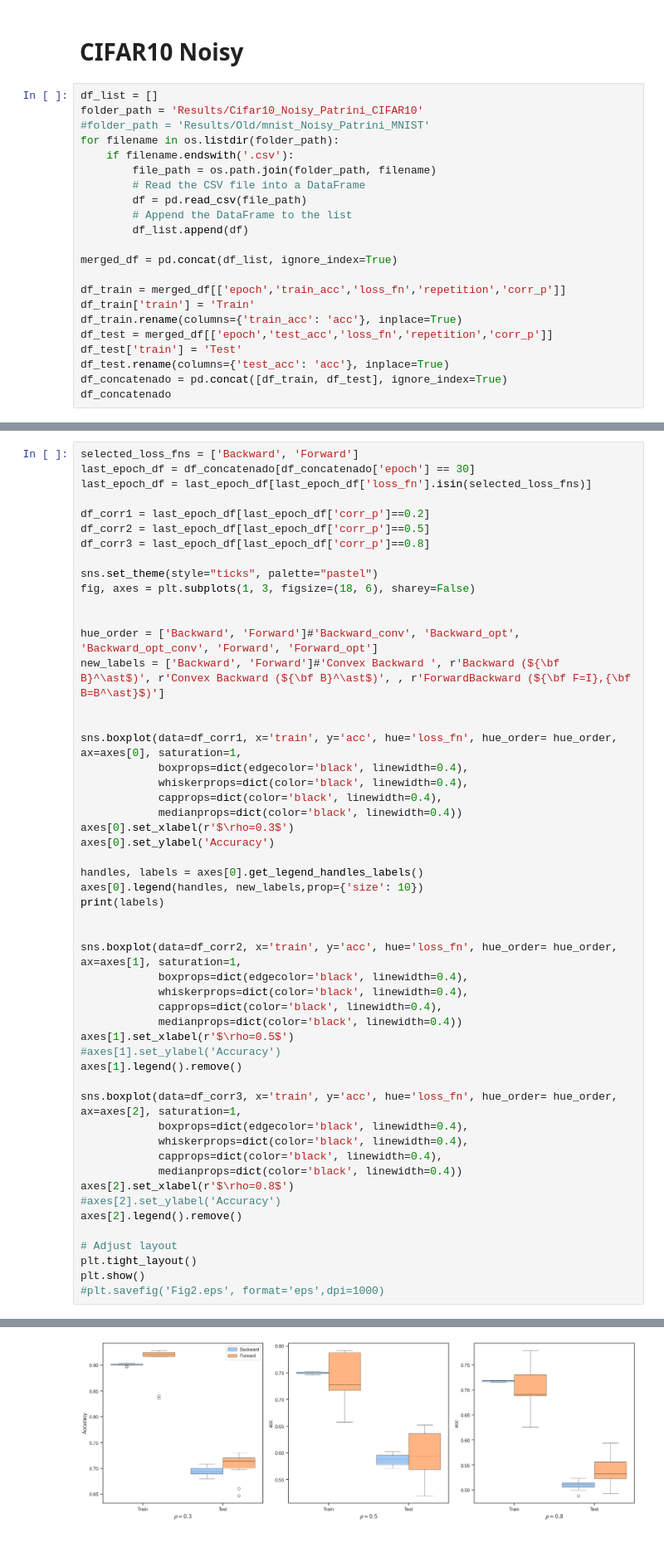
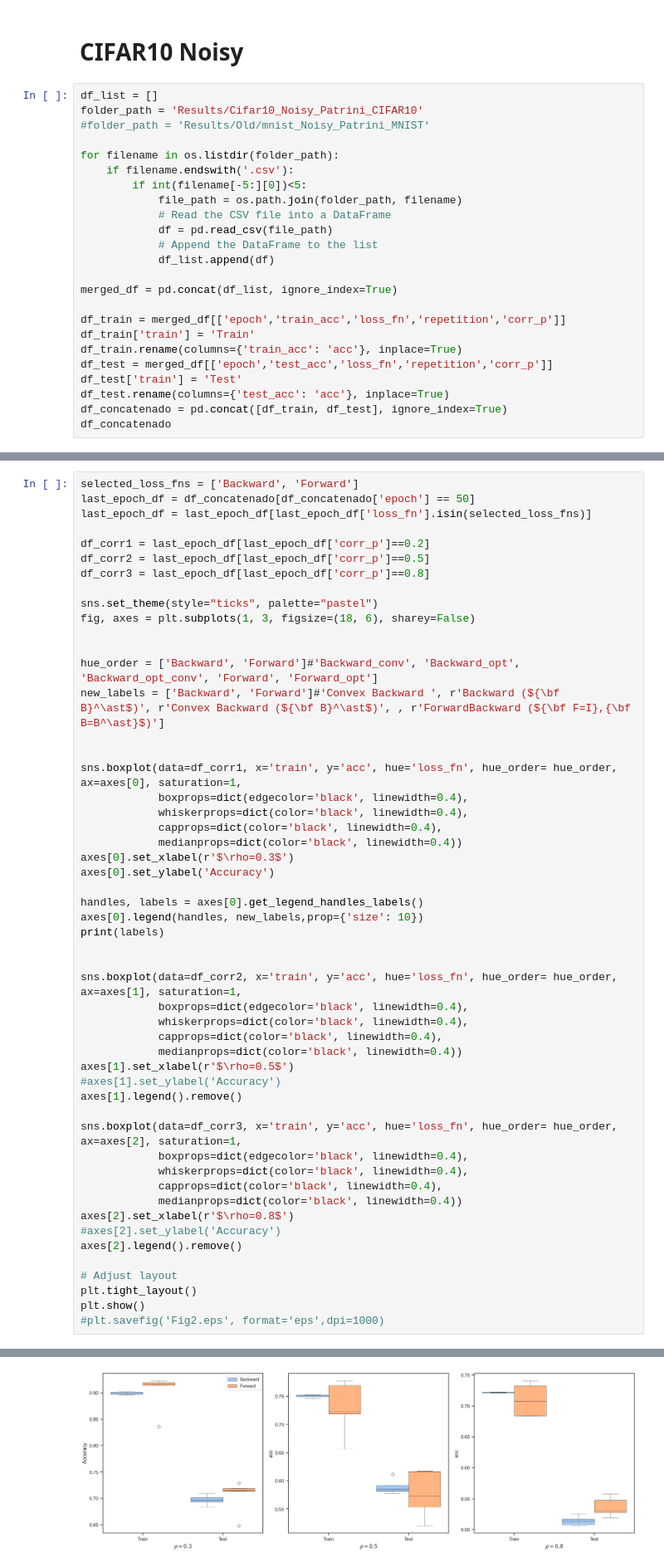
Before and after one commit to DaniBacaicoa/ForwardBackard_losses, a Jupyter notebook: New_Results_viasualization.ipynb, the cells around one changed output, grey strips where cells are left out. Shown: that part at 83% size. Drawn from its saved outputs; the diff is of its cells as text.

Commit message:
visualizations

```diff
--- a/New_Results_viasualization.ipynb
+++ b/New_Results_viasualization.ipynb
@@ -1285,13 +1285,15 @@ The PostScript backend does not support transparency; partially transparent arti
 df_list = []
 folder_path = 'Results/Cifar10_Noisy_Patrini_CIFAR10'
 #folder_path = 'Results/Old/mnist_Noisy_Patrini_MNIST'
+
 for filename in os.listdir(folder_path):
     if filename.endswith('.csv'):
-        file_path = os.path.join(folder_path, filename)
-        # Read the CSV file into a DataFrame
-        df = pd.read_csv(file_path)
-        # Append the DataFrame to the list
-        df_list.append(df)
+        if int(filename[-5:][0])<5:
+            file_path = os.path.join(folder_path, filename)
+            # Read the CSV file into a DataFrame
+            df = pd.read_csv(file_path)
+            # Append the DataFrame to the list
+            df_list.append(df)
 
 merged_df = pd.concat(df_list, ignore_index=True)
 
@@ -1358,6 +1344,6 @@ array(['Backward_conv', 'Backward', 'Forward_opt', 'Forward'],
 # %%
 selected_loss_fns = ['Backward', 'Forward']
-last_epoch_df = df_concatenado[df_concatenado['epoch'] == 30]
+last_epoch_df = df_concatenado[df_concatenado['epoch'] == 50]
 last_epoch_df = last_epoch_df[last_epoch_df['loss_fn'].isin(selected_loss_fns)]
 
 df_corr1 = last_epoch_df[last_epoch_df['corr_p']==0.2]
@@ -1382,31 +1368,31 @@ axes[0].set_ylabel('Accuracy')
 
 handles, labels = axes[0].get_legend_handles_labels()
 axes[0].legend(handles, new_labels,prop={'size': 10})
 print(labels)
 
 
 sns.boxplot(data=df_corr2, x='train', y='acc', hue='loss_fn', hue_order= hue_order, ax=axes[1], saturation=1,
             boxprops=dict(edgecolor='black', linewidth=0.4),
             whiskerprops=dict(color='black', linewidth=0.4),
             capprops=dict(color='black', linewidth=0.4),
             medianprops=dict(color='black', linewidth=0.4))
 axes[1].set_xlabel(r'$\rho=0.5$')
 #axes[1].set_ylabel('Accuracy')
 axes[1].legend().remove()
 
 sns.boxplot(data=df_corr3, x='train', y='acc', hue='loss_fn', hue_order= hue_order, ax=axes[2], saturation=1,
             boxprops=dict(edgecolor='black', linewidth=0.4),
             whiskerprops=dict(color='black', linewidth=0.4),
             capprops=dict(color='black', linewidth=0.4),
             medianprops=dict(color='black', linewidth=0.4))
 axes[2].set_xlabel(r'$\rho=0.8$')
 #axes[2].set_ylabel('Accuracy')
 axes[2].legend().remove()
 
 # Adjust layout
 plt.tight_layout()
 plt.show()
 #plt.savefig('Fig2.eps', format='eps',dpi=1000)
 # %% [output]
 ['Backward', 'Forward']
-[figure, old version]
+[figure, new version]
```
Also changed, not shown: parts of 3 cells of this notebook, 1 other file.
